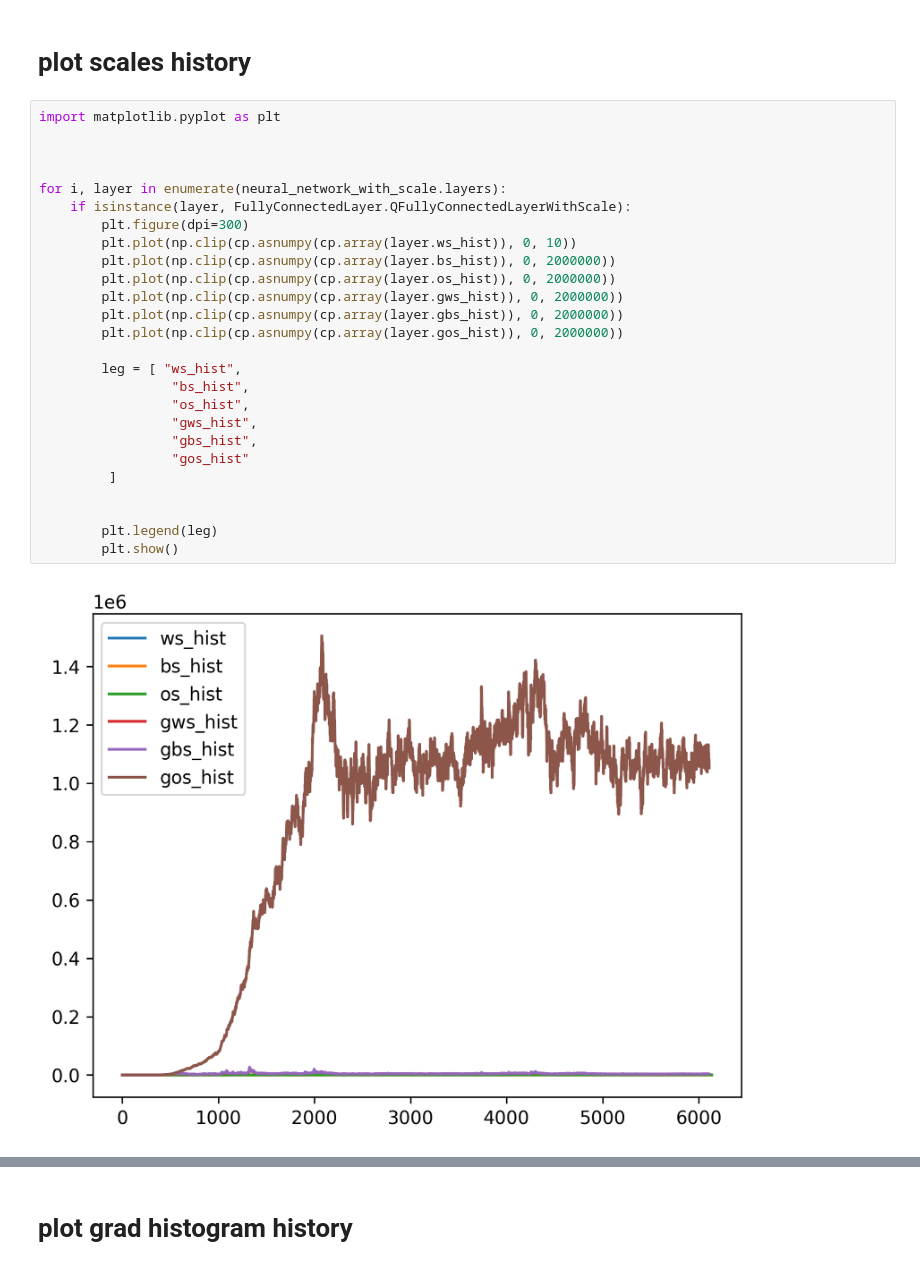
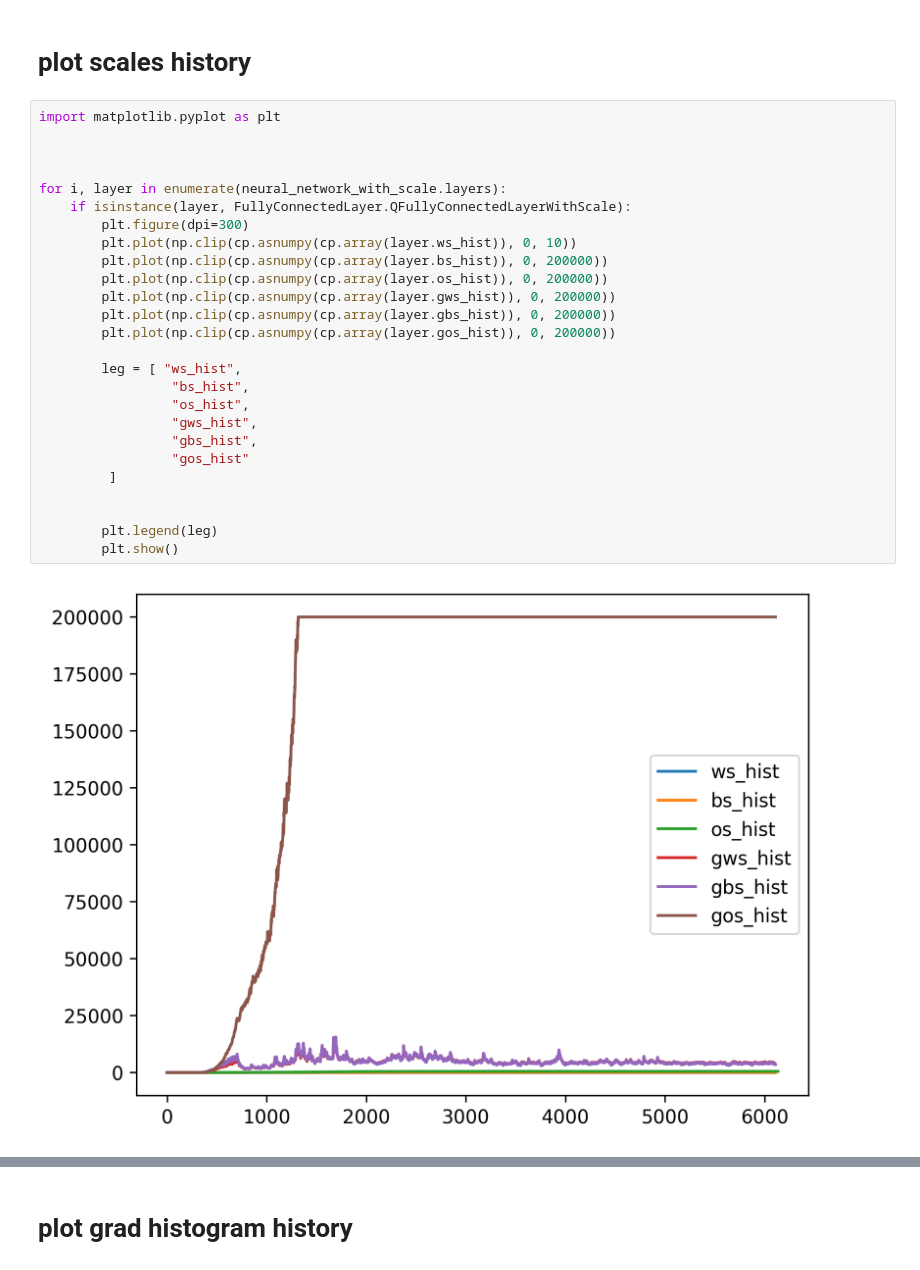
Before and after one commit to georgenardes/mlp_from_scratch, a Jupyter notebook: main.ipynb, the cells around one changed output, grey strips where cells are left out. Drawn from its saved outputs; the diff is of its cells as text.

```diff
--- a/main.ipynb
+++ b/main.ipynb
@@ -205,28 +205,28 @@ Epoch 5/5, Loss: 0.0010442933787595415 Accuracy: 95.72%
 # %%
 import matplotlib.pyplot as plt
 
 
 
 for i, layer in enumerate(neural_network_with_scale.layers):
     if isinstance(layer, FullyConnectedLayer.QFullyConnectedLayerWithScale):
         plt.figure(dpi=300)
         plt.plot(np.clip(cp.asnumpy(cp.array(layer.ws_hist)), 0, 10))
-        plt.plot(np.clip(cp.asnumpy(cp.array(layer.bs_hist)), 0, 2000000))
-        plt.plot(np.clip(cp.asnumpy(cp.array(layer.os_hist)), 0, 2000000))
-        plt.plot(np.clip(cp.asnumpy(cp.array(layer.gws_hist)), 0, 2000000))
-        plt.plot(np.clip(cp.asnumpy(cp.array(layer.gbs_hist)), 0, 2000000))
-        plt.plot(np.clip(cp.asnumpy(cp.array(layer.gos_hist)), 0, 2000000))
+        plt.plot(np.clip(cp.asnumpy(cp.array(layer.bs_hist)), 0, 200000))
+        plt.plot(np.clip(cp.asnumpy(cp.array(layer.os_hist)), 0, 200000))
+        plt.plot(np.clip(cp.asnumpy(cp.array(layer.gws_hist)), 0, 200000))
+        plt.plot(np.clip(cp.asnumpy(cp.array(layer.gbs_hist)), 0, 200000))
+        plt.plot(np.clip(cp.asnumpy(cp.array(layer.gos_hist)), 0, 200000))
 
         leg = [ "ws_hist",
                  "bs_hist",
                  "os_hist",
                  "gws_hist",
                  "gbs_hist",
                  "gos_hist"
          ]
 
 
         plt.legend(leg)
         plt.show()
 # %% [output]
-[figure, old version]
+[figure, new version]
```
Also changed, not shown: parts of 3 cells of this notebook, 2 other files.
